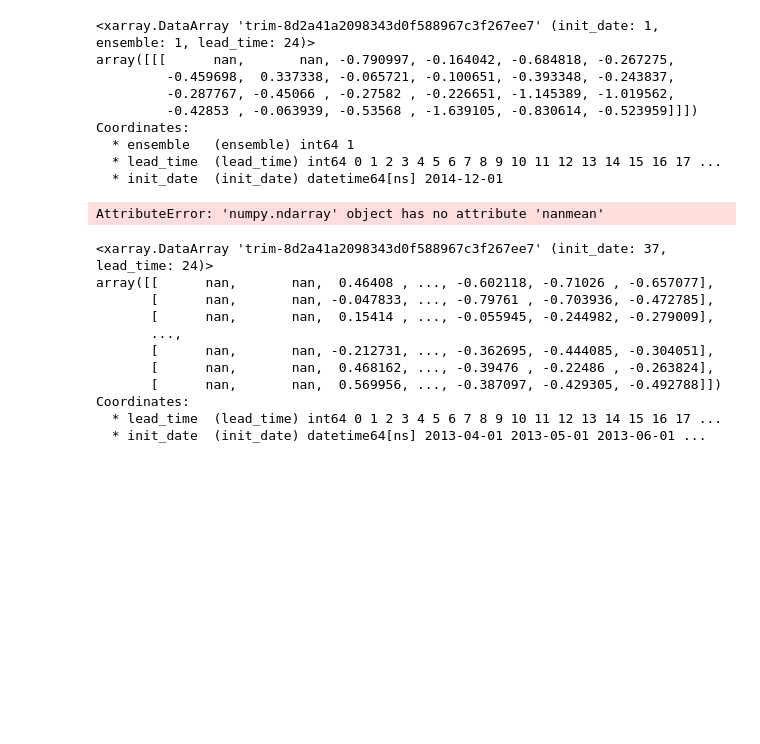
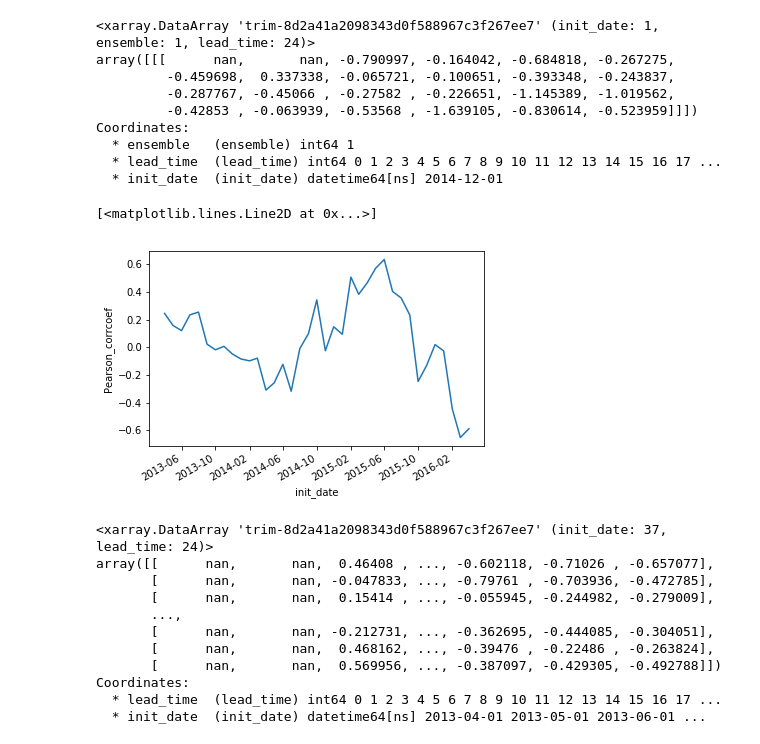
Before and after one commit to csiro-dcfp/doppyo, a Jupyter notebook: tutorials/2018_forecasting_workshop_Hobart.ipynb, the cells around one changed output. Drawn from its saved outputs; the diff is of its cells as text; code cells hidden in the pictures; blank space fills up the shorter version.

```diff
--- a/tutorials/2018_forecasting_workshop_Hoabrt.ipynb
+++ b/tutorials/2018_forecasting_workshop_Hobart.ipynb
@@ -281,9 +281,10 @@ Coordinates:
   * init_date  (init_date) datetime64[ns] 2014-12-01
 # %%
 corrcoef_fcst = skill.compute_Pearson_corrcoef(soi_fcst, soi_obsv, over_dims=['lead_time']).mean('ensemble')
-corrcoef_fcst
+corrcoef_fcst.plot()
 # %% [output]
-AttributeError: 'numpy.ndarray' object has no attribute 'nanmean'
+[<matplotlib.lines.Line2D at 0x...>]
+[figure, added]
 # %%
 soi_fcst.mean(dim='ensemble',skipna=True)
 # %% [output]
```
Also changed, not shown: 1 other file.
